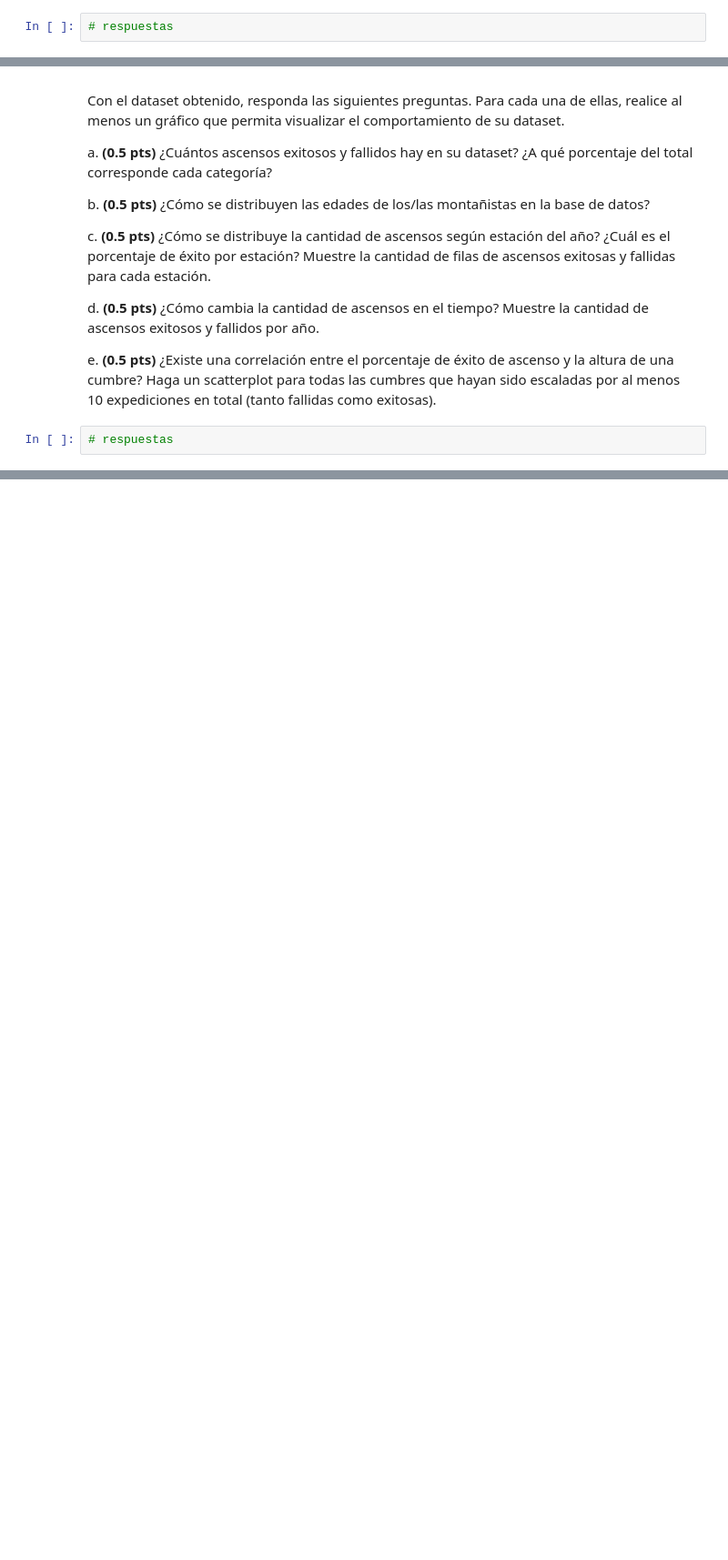
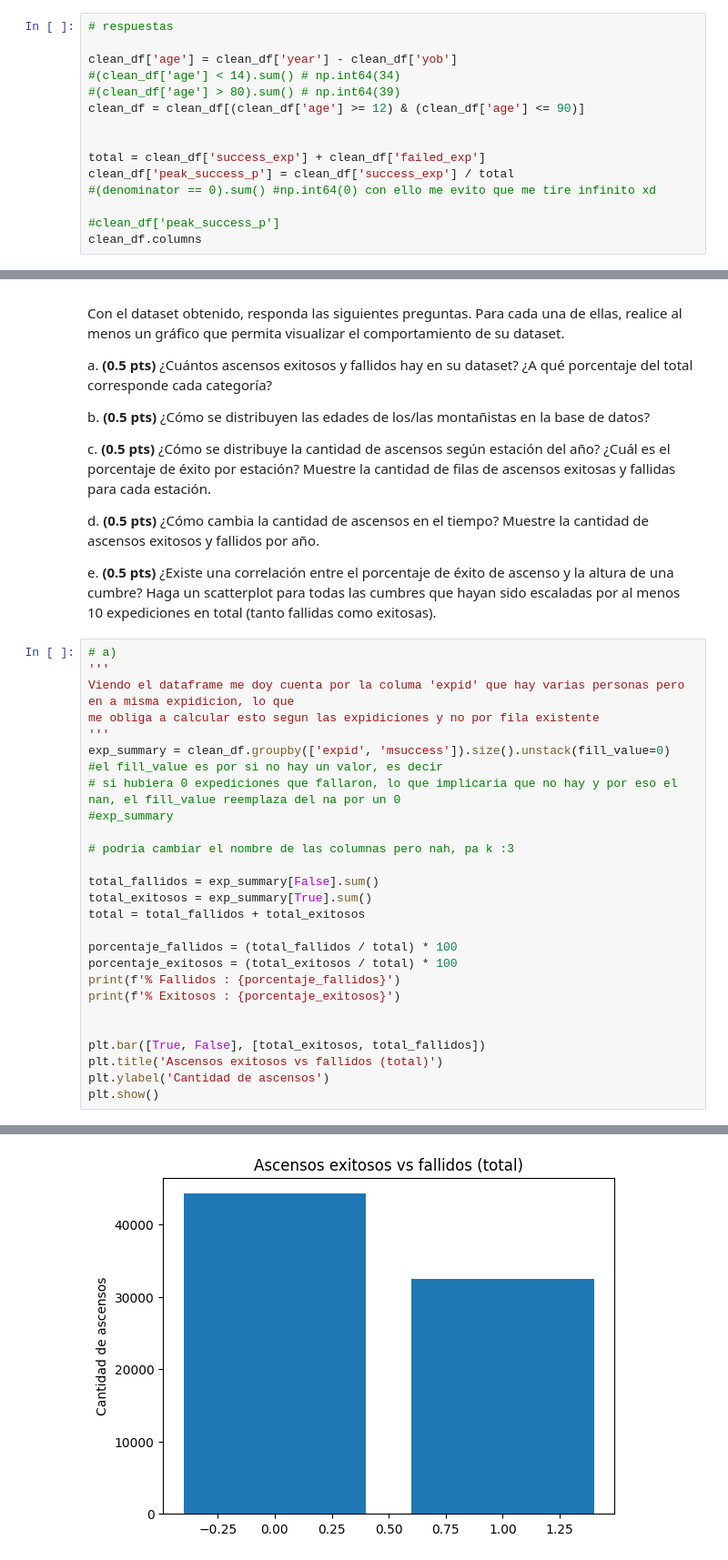
Before and after one commit to LmChicao/IMT2200-Lucas-Chicao, a Jupyter notebook: Tareas/Tarea 4/IMT2200-25s2 - Tarea 04.ipynb, the cells around one changed output, grey strips where cells are left out. Shown: that part at 91% size. Saved outputs shown, nothing was run; the diff lists cells and outputs as text; blank space fills up the shorter version.

```diff
--- a/Tareas/Tarea 4/IMT2200-25s2 - Tarea 04.ipynb
+++ b/Tareas/Tarea 4/IMT2200-25s2 - Tarea 04.ipynb
@@ -196,3 +212,16 @@ Utilizando las columnas actuales, genere y agregue las siguientes columnas a su
 De ser necesario, aplique procesos de limpieza y transformación a estas columnas también (asegúrese de que todos los valores sean coherentes).
 # %%
 # respuestas
+
+clean_df['age'] = clean_df['year'] - clean_df['yob']
+#(clean_df['age'] < 14).sum() # np.int64(34)
+#(clean_df['age'] > 80).sum() # np.int64(39)
+clean_df = clean_df[(clean_df['age'] >= 12) & (clean_df['age'] <= 90)]
+
+
+total = clean_df['success_exp'] + clean_df['failed_exp']
+clean_df['peak_success_p'] = clean_df['success_exp'] / total
+#(denominator == 0).sum() #np.int64(0) con ello me evito que me tire infinito xd
+
+#clean_df['peak_success_p']
+clean_df.columns
@@ -211,4 +245,29 @@ d. **(0.5 pts)** ¿Cómo cambia la cantidad de ascensos en el tiempo? Muestre la
 
 e. **(0.5 pts)** ¿Existe una correlación entre el porcentaje de éxito de ascenso y la altura de una cumbre? Haga un scatterplot para todas las cumbres que hayan sido escaladas por al menos 10 expediciones en total (tanto fallidas como exitosas).
 # %%
-# respuestas
+# a)
+'''
+Viendo el dataframe me doy cuenta por la columa 'expid' que hay varias personas pero en a misma expidicion, lo que
+me obliga a calcular esto segun las expidiciones y no por fila existente
+'''
+exp_summary = clean_df.groupby(['expid', 'msuccess']).size().unstack(fill_value=0) #el fill_value es por si no hay un valor, es decir
+# si hubiera 0 expediciones que fallaron, lo que implicaria que no hay y por eso el nan, el fill_value reemplaza del na por un 0
+#exp_summary
+
+# podria cambiar el nombre de las columnas pero nah, pa k :3
+
+total_fallidos = exp_summary[False].sum()
+total_exitosos = exp_summary[True].sum()
+total = total_fallidos + total_exitosos
+
+porcentaje_fallidos = (total_fallidos / total) * 100
+porcentaje_exitosos = (total_exitosos / total) * 100
+print(f'% Fallidos : {porcentaje_fallidos}')
+print(f'% Exitosos : {porcentaje_exitosos}')
+
+
+plt.bar([True, False], [total_exitosos, total_fallidos])
+plt.title('Ascensos exitosos vs fallidos (total)')
+plt.ylabel('Cantidad de ascensos')
+plt.show()
+# %% [output]
@@ -214,0 +276 @@ e. **(0.5 pts)** ¿Existe una correlación entre el porcentaje de éxito de asce
+[figure, added]
```
Also changed, not shown: parts of 16 cells of this notebook.
